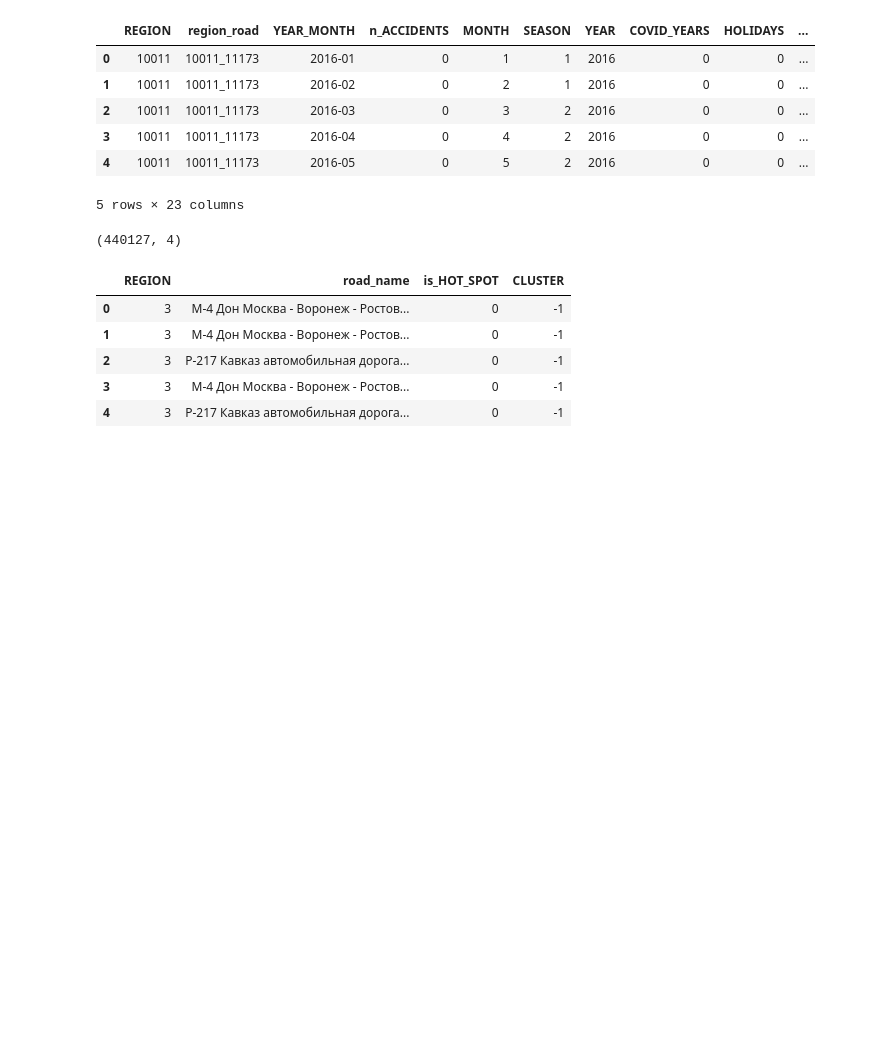
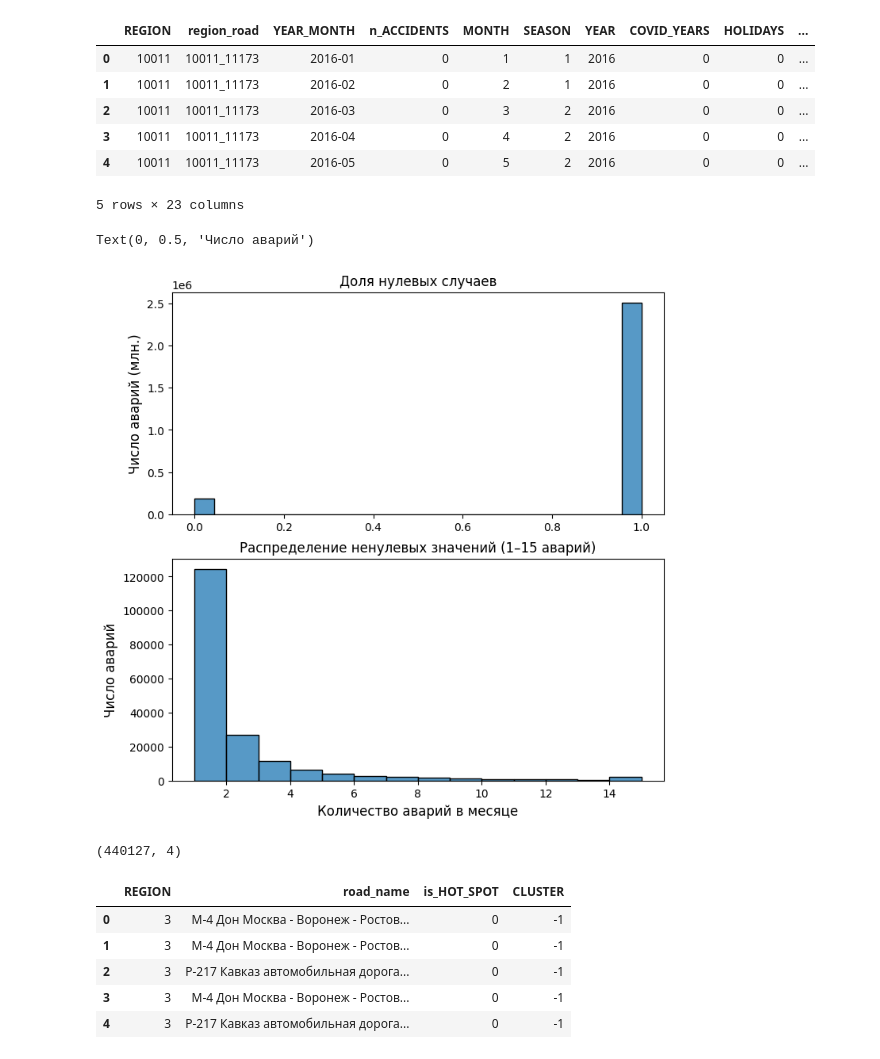
Before and after one commit to NastyaWheel/thesis, a Jupyter notebook: frequency/frequency_model.ipynb, the cells around one changed output. Saved outputs shown, nothing was run; the diff lists cells and outputs as text; code cells hidden in the pictures; blank space fills up the shorter version.

Commit message:
add minor changes in taesing hypothesis, add graphs

```diff
--- a/frequency/frequency_model.ipynb
+++ b/frequency/frequency_model.ipynb
@@ -40,6 +40,23 @@ df.head()
 | 3 | 10011 | 10011_11173 | 2016-04 | 0 | 4 | 2 | 2016 | 0 | 0 | ... |
 | 4 | 10011 | 10011_11173 | 2016-05 | 0 | 5 | 2 | 2016 | 0 | 0 | ... |
 5 rows × 23 columns
+# %%
+data = df['n_ACCIDENTS']
+
+fig, axes = plt.subplots(2, 1, figsize=(8, 8), sharex=False)
+
+sns.histplot(df['n_ACCIDENTS']==0, ax=axes[0])
+axes[0].set_title('Доля нулевых случаев', fontsize=12)
+axes[0].set_xlabel('')
+axes[0].set_ylabel('Число аварий (млн.)', fontsize=12)
+
+sns.histplot(data[data > 0].clip(upper=15), bins=range(1, 16), ax=axes[1])
+axes[1].set_title('Распределение ненулевых значений (1–15 аварий)', fontsize=12)
+axes[1].set_xlabel('Количество аварий в месяце', fontsize=12)
+axes[1].set_ylabel('Число аварий', fontsize=12)
+# %% [output]
+Text(0, 0.5, 'Число аварий')
+[figure, added]
 # %%
 acc_hot_spots = pd.read_csv("C:/Users/Настя/YandexDisk-n4skolesnikova/HSE 4th year/Graduation Thesis/data/ACCIDENTS_HOT_SPOTS.csv")
 acc_hot_spots = acc_hot_spots.drop('Unnamed: 0', axis=1)
```
Also changed, not shown: 3 other files.
